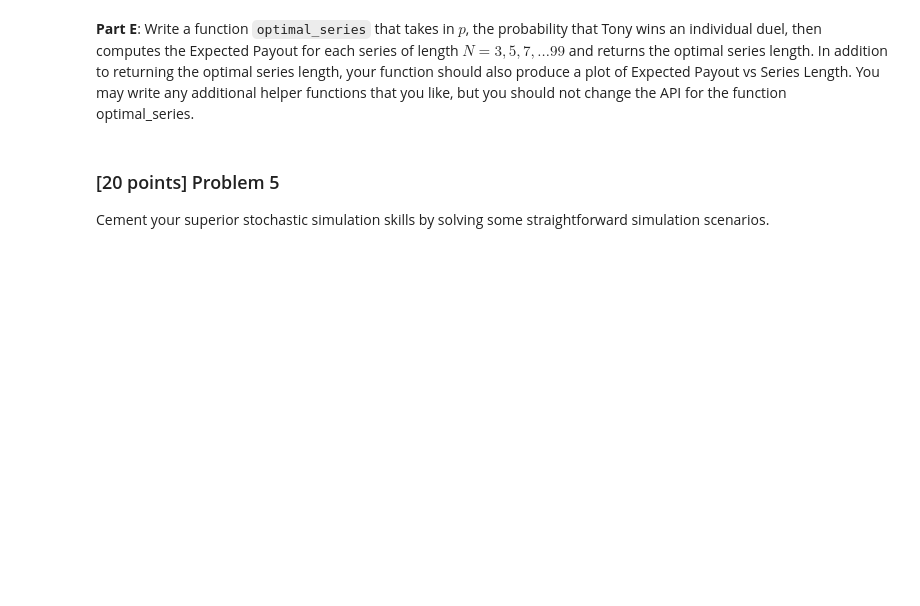
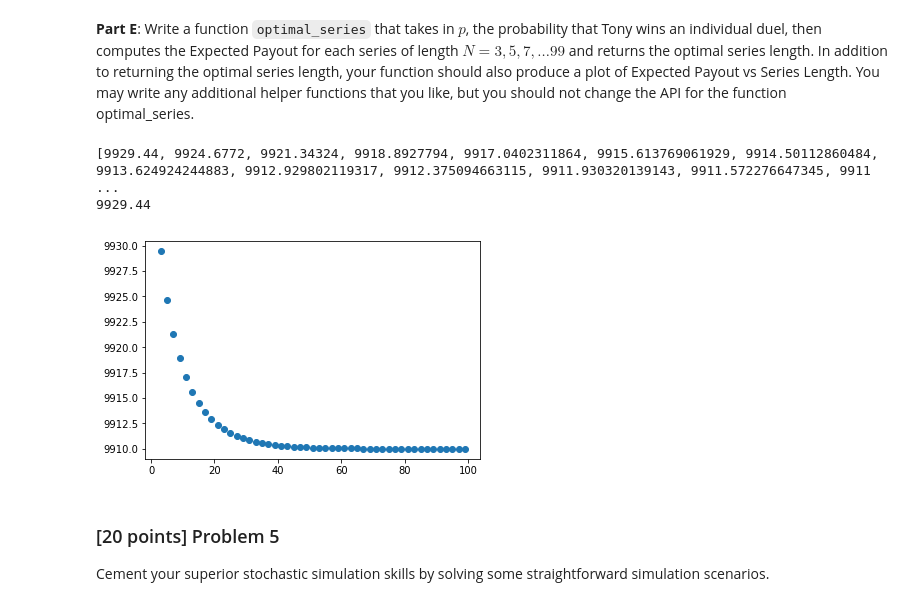
Before and after one commit to robertrenecker/csci3022, a Jupyter notebook: homework/homework3/hmwk03_Renecker_Robert.ipynb, the cells around one changed output. Saved outputs shown, nothing was run; the diff lists cells and outputs as text; code cells hidden in the pictures; blank space fills up the shorter version.

```diff
--- a/homework/homework3/hmwk03_Renecker_Robert.ipynb
+++ b/homework/homework3/hmwk03_Renecker_Robert.ipynb
@@ -242,3 +360,9 @@ def optimal_series(p):
+# %%
+optimal_series(.7);
+# %% [output]
+[9929.44, 9924.6772, 9921.34324, 9918.8927794, 9917.0402311864, 9915.613769061929, 9914.50112860484, 9913.624924244883, 9912.929802119317, 9912.375094663115, 9911.930320139143, 9911.572276647345, 9911 ...
+9929.44
+[figure, added]
 # %% [markdown]
 ### [20 points] Problem 5
 
```
Also changed, not shown: parts of 22 cells of this notebook.
